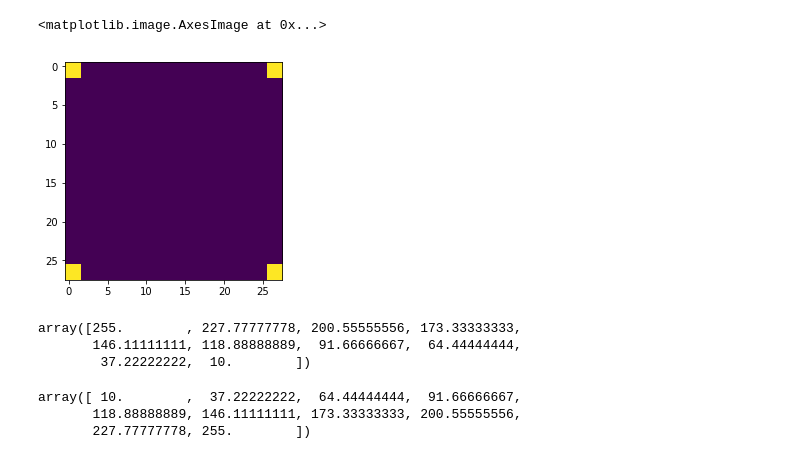
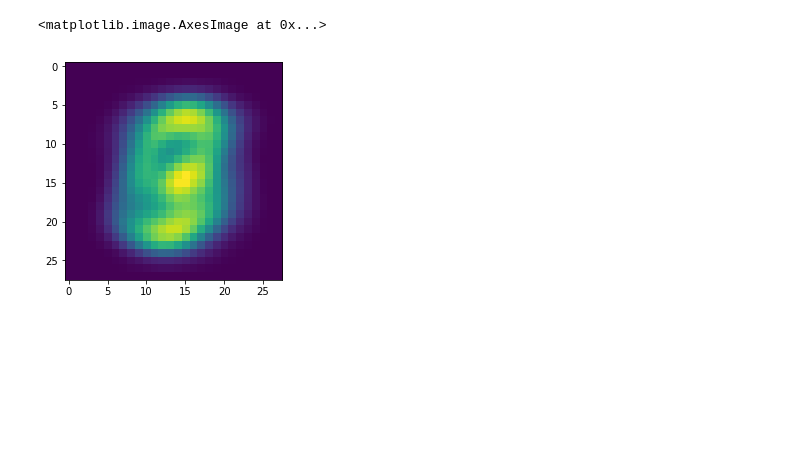
Before and after one commit to laura-rieger/deep-explanation-penalization, a Jupyter notebook: analyze/ColorMNIST Data.ipynb, the cells around one changed output. Cells and saved outputs as stored; diff of their text form; code cells hidden in the pictures; blank space fills up the shorter version.

```diff
--- a/analyze/ColorMNIST Data.ipynb
+++ b/analyze/ColorMNIST Data.ipynb
@@ -64,5 +60,8 @@ blob[-2:, -2:] = 1
+# %%
+
+prob = ((x_train).sum(axis = 1)).mean(axis = 0)
 # %%
-plt.imshow(blob)
+plt.imshow(prob)
 # %% [output]
 <matplotlib.image.AxesImage at 0x...>
-[figure, old version]
+[figure, new version]
@@ -71,6 +67,0 @@ colors = np.linspace(10, 255, num =10)[::-1]
-# %%
-colors
-# %% [output]
-array([255.        , 227.77777778, 200.55555556, 173.33333333,
-       146.11111111, 118.88888889,  91.66666667,  64.44444444,
-        37.22222222,  10.        ])
@@ -79,6 +67,0 @@ colors = np.linspace(10, 255, num =10)
-# %%
-colors
-# %% [output]
-array([ 10.        ,  37.22222222,  64.44444444,  91.66666667,
-       118.88888889, 146.11111111, 173.33333333, 200.55555556,
-       227.77777778, 255.        ])
```
Also changed, not shown: parts of 27 cells of this notebook, 9 other files.
